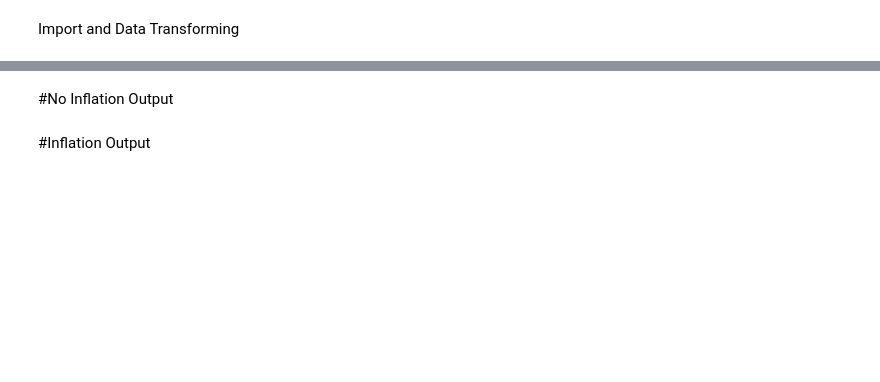
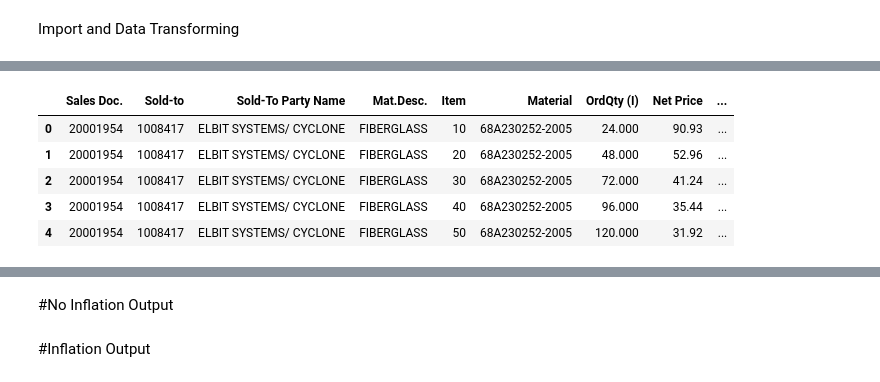
Before and after one commit to tclyde136/streamlitapps, a Jupyter notebook: SAP Quote Inflation Automation.ipynb, the cells around one changed output, grey strips where cells are left out. Saved outputs shown, nothing was run; the diff lists cells and outputs as text; code cells hidden in the pictures; blank space fills up the shorter version.

```diff
--- a/SAP Quote Inflation Automation.ipynb
+++ b/SAP Quote Inflation Automation.ipynb
@@ -24,3 +24,13 @@ df.head()
+# %%
+df = df.drop(df.columns[[0, 4, 6, 11]], axis=1)
+df.head()
+# %% [output]
+|  | Sales Doc. | Sold-to | Sold-To Party Name | Mat.Desc. | Item | Material | OrdQty (I) | Net Price | ... |
+| 0 | 20001954 | 1008417 | ELBIT SYSTEMS/ CYCLONE | FIBERGLASS | 10 | 68A230252-2005 | 24.000 | 90.93 | ... |
+| 1 | 20001954 | 1008417 | ELBIT SYSTEMS/ CYCLONE | FIBERGLASS | 20 | 68A230252-2005 | 48.000 | 52.96 | ... |
+| 2 | 20001954 | 1008417 | ELBIT SYSTEMS/ CYCLONE | FIBERGLASS | 30 | 68A230252-2005 | 72.000 | 41.24 | ... |
+| 3 | 20001954 | 1008417 | ELBIT SYSTEMS/ CYCLONE | FIBERGLASS | 40 | 68A230252-2005 | 96.000 | 35.44 | ... |
+| 4 | 20001954 | 1008417 | ELBIT SYSTEMS/ CYCLONE | FIBERGLASS | 50 | 68A230252-2005 | 120.000 | 31.92 | ... |
 # %%
 df = df[['Sales Doc.','Sold-to','SP Name','Material Description','Revision L','Item','Material','OrdQty (I)','Net Price','NV (Item)','Estimated', 'Margin %']]
 df.head()
```
Also changed, not shown: parts of 7 cells of this notebook.
